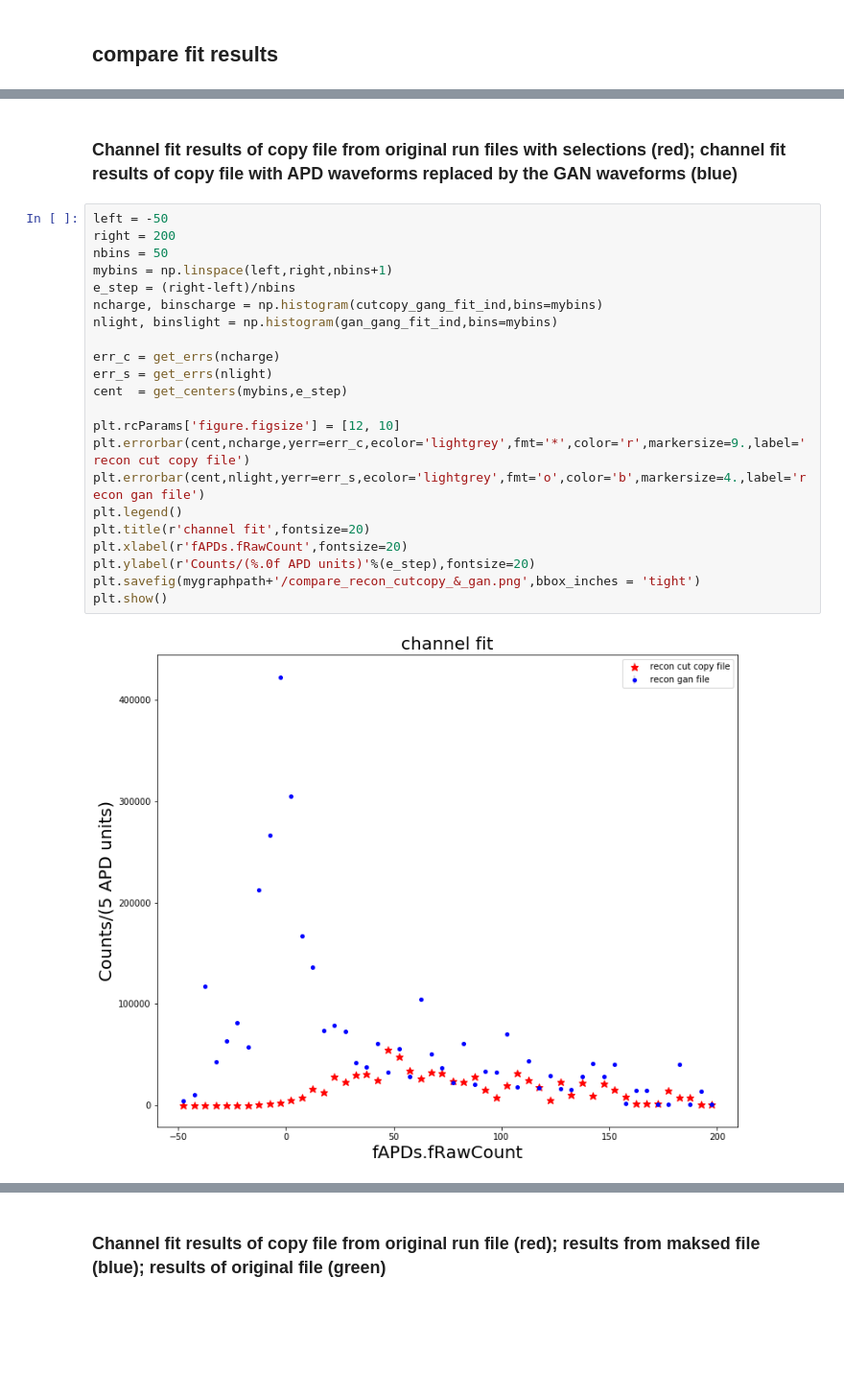
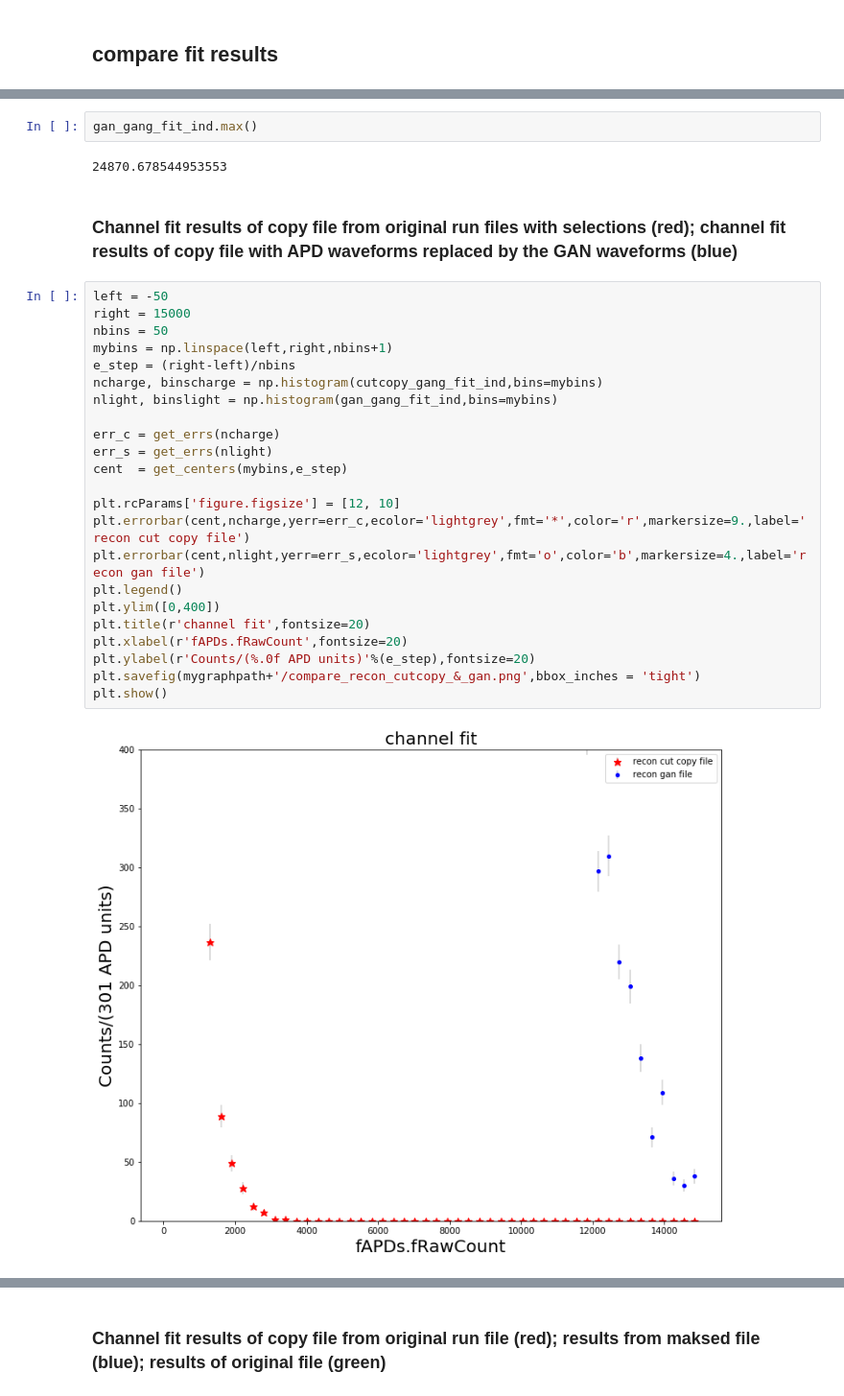
Before and after one commit to sli135/APD-GAN-Simulation, a Jupyter notebook: APD_signals.ipynb, the cells around one changed output, grey strips where cells are left out. Shown at 96% size. Drawn from its saved outputs; the diff is of its cells as text; blank space fills up the shorter version.

```diff
--- a/APD_signals.ipynb
+++ b/APD_signals.ipynb
@@ -112,27 +112,32 @@ gan recon file has 3874990 fit resilts
 cut copy recon file has 801010 fit resilts
+# %%
+gan_gang_fit_ind.max()
+# %% [output]
+24870.678544953553
 # %% [markdown]
 ### Channel fit results of copy file from original run files with selections (red); channel fit results of copy file with APD waveforms replaced by the GAN waveforms (blue)
 # %%
 left = -50
-right = 200
+right = 15000
 nbins = 50
 mybins = np.linspace(left,right,nbins+1)
 e_step = (right-left)/nbins
 ncharge, binscharge = np.histogram(cutcopy_gang_fit_ind,bins=mybins)
 nlight, binslight = np.histogram(gan_gang_fit_ind,bins=mybins)
 
 err_c = get_errs(ncharge)
 err_s = get_errs(nlight)
 cent  = get_centers(mybins,e_step)
 
 plt.rcParams['figure.figsize'] = [12, 10]
 plt.errorbar(cent,ncharge,yerr=err_c,ecolor='lightgrey',fmt='*',color='r',markersize=9.,label='recon cut copy file')
 plt.errorbar(cent,nlight,yerr=err_s,ecolor='lightgrey',fmt='o',color='b',markersize=4.,label='recon gan file')
 plt.legend()
+plt.ylim([0,400])
 plt.title(r'channel fit',fontsize=20)
 plt.xlabel(r'fAPDs.fRawCount',fontsize=20)
 plt.ylabel(r'Counts/(%.0f APD units)'%(e_step),fontsize=20)
 plt.savefig(mygraphpath+'/compare_recon_cutcopy_&_gan.png',bbox_inches = 'tight')
 plt.show()
 # %% [output]
-[figure, old version]
+[figure, new version]
```
Also changed, not shown: parts of 3 cells of this notebook.
